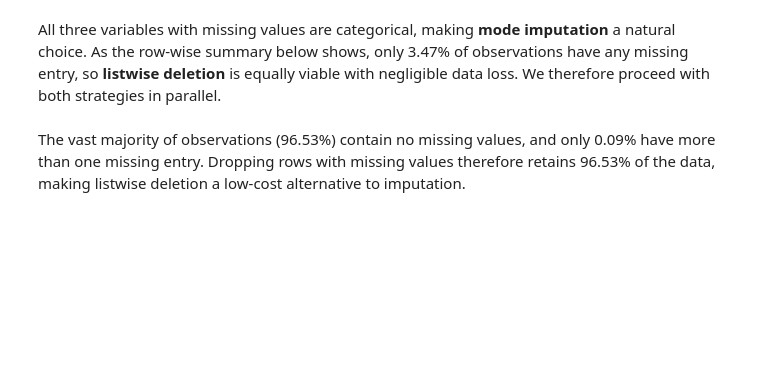
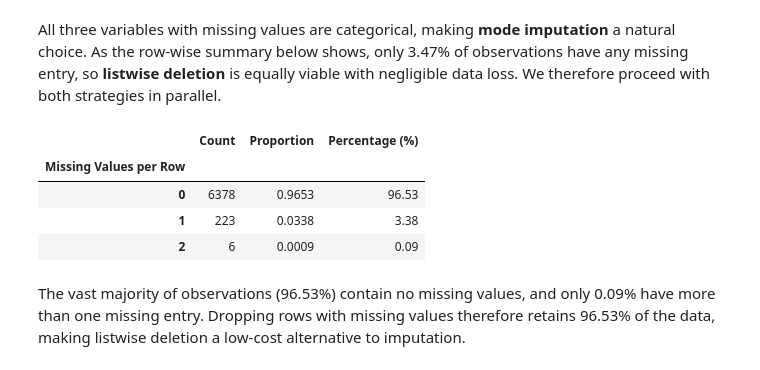
Before and after one commit to lizhsaao/math_project, a Jupyter notebook: notebooks/1.ipynb, the cells around one changed output. Cells and saved outputs as stored; diff of their text form; code cells hidden in the pictures; blank space fills up the shorter version.

```diff
--- a/notebooks/1.ipynb
+++ b/notebooks/1.ipynb
@@ -45,19 +55,23 @@ display(missing_table[missing_table["Count"] > 0])
 All three variables with missing values are categorical, making **mode imputation** a natural choice. As the row-wise summary below shows, only 3.47% of observations have any missing entry, so **listwise deletion** is equally viable with negligible data loss. We therefore proceed with both strategies in parallel.
 # %%
 # Row-wise (Observation) Missing Data Summary
-row_missing_count = df.isna().sum(axis=1)
-row_missing_summary = (
-    row_missing_count
-    .value_counts()
-    .sort_index()
-    .to_frame(name="Count")
-)
+row_missing_counts = df.isna().sum(axis=1).value_counts().sort_index()
 
-row_missing_summary["Proportion"] = (row_missing_summary["Count"] / len(df)).round(4)
-row_missing_summary["Percentage (%)"] = (row_missing_summary["Proportion"] * 100).round(2)
+row_missing_summary = pd.DataFrame({
+    "Count": row_missing_counts,
+    "Proportion": (row_missing_counts / len(df)).round(4),
+    "Percentage (%)": (row_missing_counts / len(df) * 100).round(2)
+}, index=row_missing_counts.index)
+
 row_missing_summary.index.name = "Missing Values per Row"
 
-row_missing_summary
+display(row_missing_summary)
+# %% [output]
+|  | Count | Proportion | Percentage (%) |
+| Missing Values per Row |  |  |  |
+| 0 | 6378 | 0.9653 | 96.53 |
+| 1 | 223 | 0.0338 | 3.38 |
+| 2 | 6 | 0.0009 | 0.09 |
 # %% [markdown]
 The vast majority of observations (96.53%) contain no missing values, and only 0.09% have more than one missing entry. Dropping rows with missing values therefore retains 96.53% of the data, making listwise deletion a low-cost alternative to imputation.
 # %%
```
Also changed, not shown: parts of 18 cells of this notebook.
